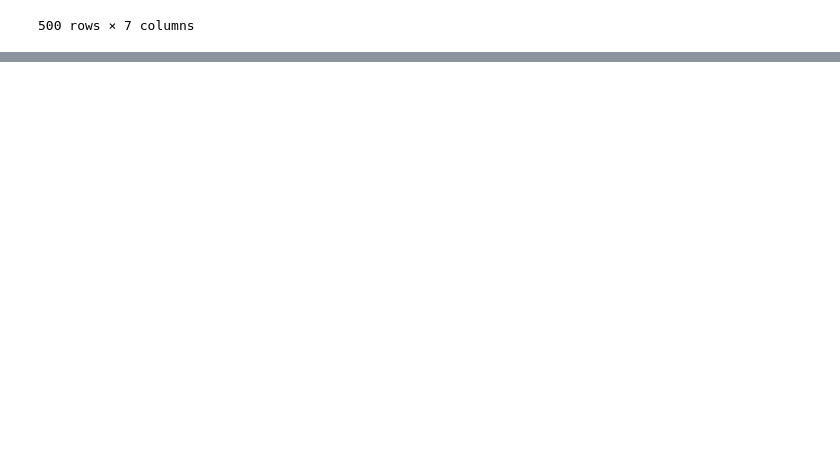
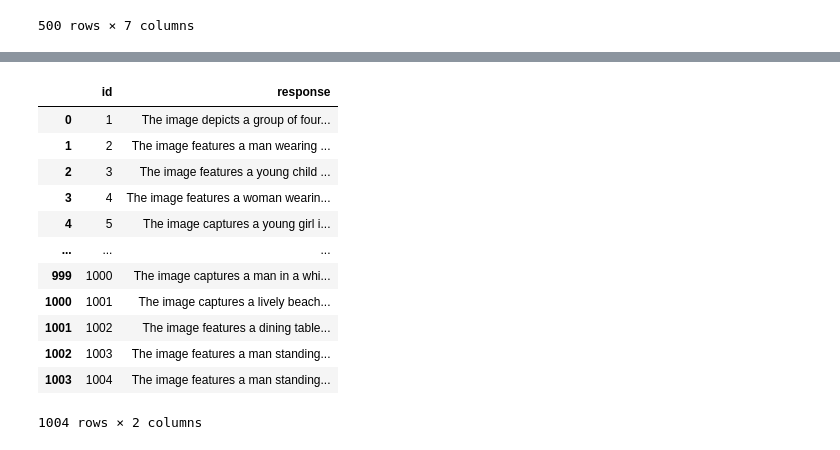
Before and after one commit to sri-harsha-jaladi/vision_hallucination, a Jupyter notebook: helper_nbs/model_hs_gen.ipynb, the cells around one changed output, grey strips where cells are left out. Drawn from its saved outputs; the diff is of its cells as text; code cells hidden in the pictures; blank space fills up the shorter version.

```diff
--- a/helper_nbs/model_hs_gen.ipynb
+++ b/helper_nbs/model_hs_gen.ipynb
@@ -634,0 +729,17 @@ pd.read_csv("/Data2/Arun-UAV/NLP/vision_halu/evidence_head_test_datasets/chair/c
+# %%
+# /Data2/Arun-UAV/NLP/vision_halu/benchmarks/amber/llava_res/amber_llava_base_des_02_11_2025.json
+pd.read_json("/Data2/Arun-UAV/NLP/vision_halu/benchmarks/amber/llava_res/amber_llava_base_des_02_11_2025.json", lines = True)
+# %% [output]
+|  | id | response |
+| 0 | 1 | The image depicts a group of four... |
+| 1 | 2 | The image features a man wearing ... |
+| 2 | 3 | The image features a young child ... |
+| 3 | 4 | The image features a woman wearin... |
+| 4 | 5 | The image captures a young girl i... |
+| ... | ... | ... |
+| 999 | 1000 | The image captures a man in a whi... |
+| 1000 | 1001 | The image captures a lively beach... |
+| 1001 | 1002 | The image features a dining table... |
+| 1002 | 1003 | The image features a man standing... |
+| 1003 | 1004 | The image features a man standing... |
+1004 rows × 2 columns
```
Also changed, not shown: parts of 21 cells of this notebook, 2 other files.
